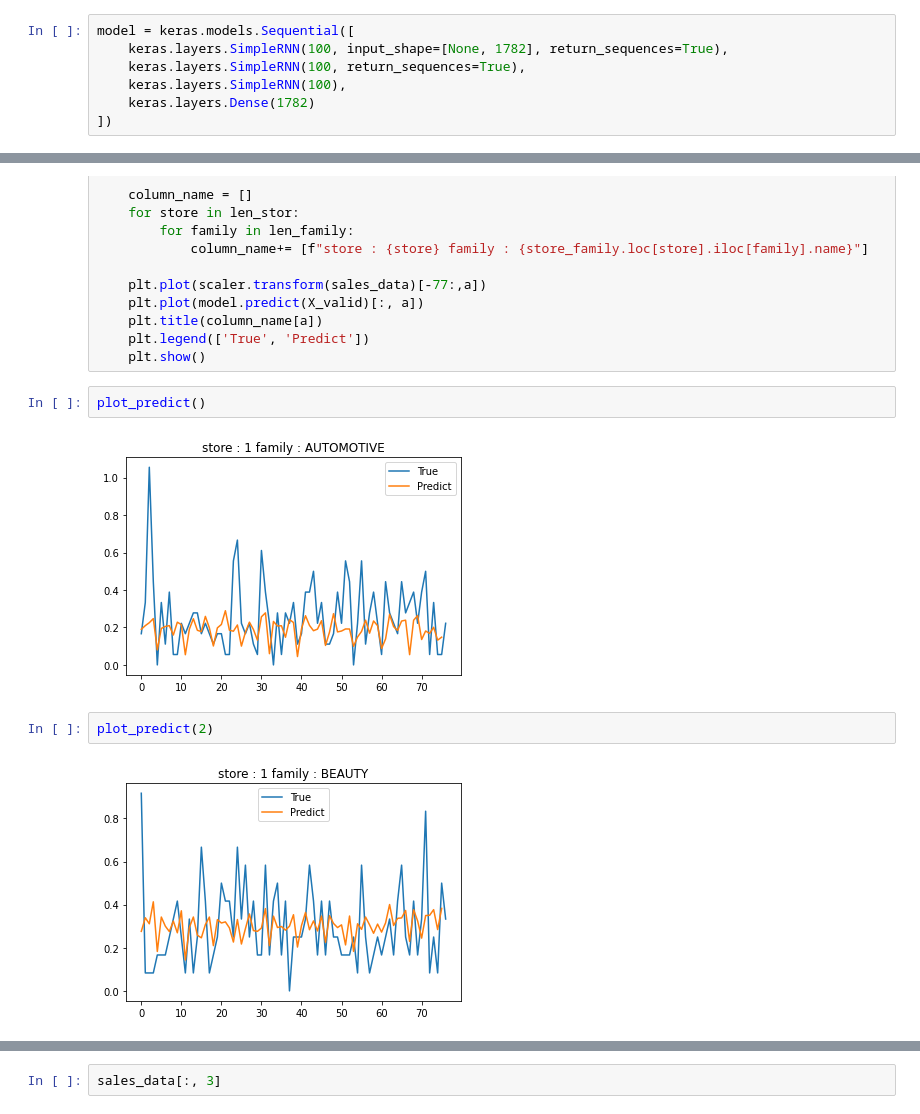
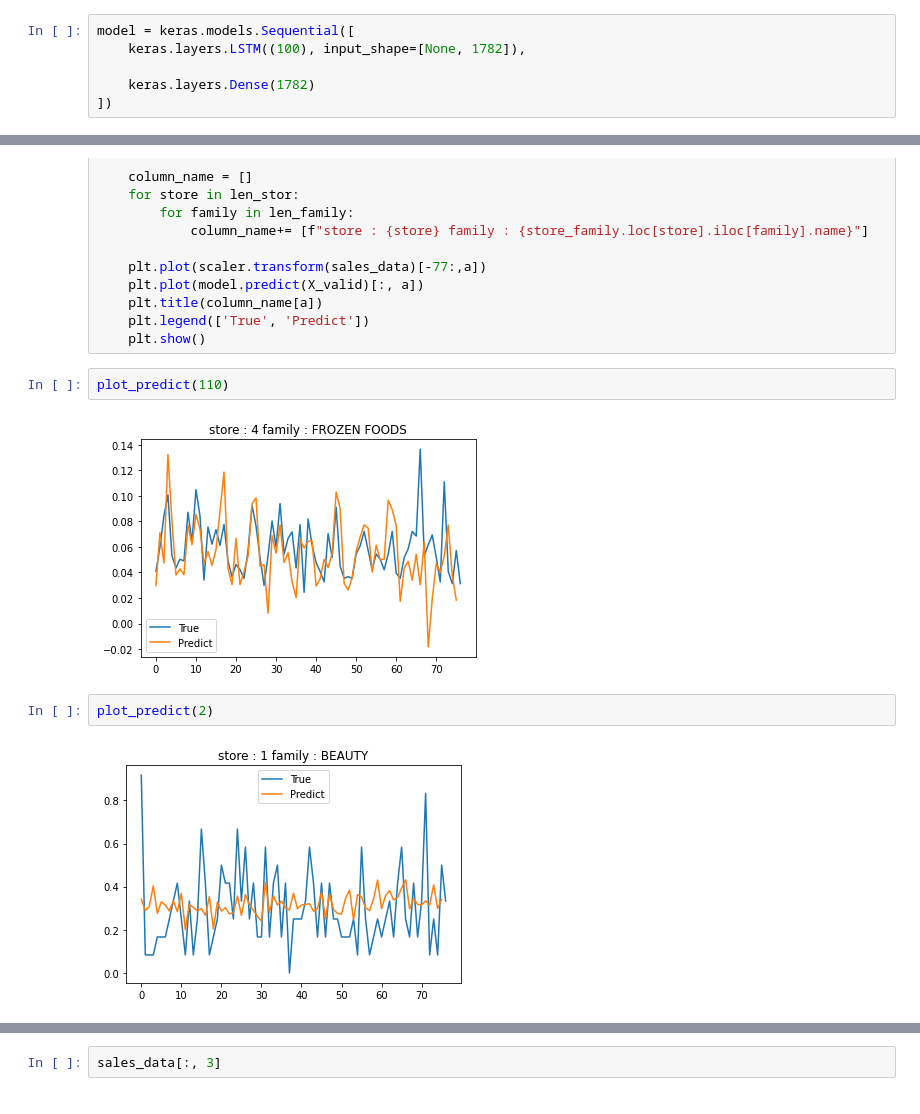
Before and after one commit to ferrry-ghsb/bigdata_6team, a Jupyter notebook: rnn.ipynb, the cells around one changed output, grey strips where cells are left out. Drawn from its saved outputs; the diff is of its cells as text.

```diff
--- a/rnn.ipynb
+++ b/rnn.ipynb
@@ -186,9 +190,8 @@ y_valid.shape
 (76, 1782)
 # %%
 model = keras.models.Sequential([
-    keras.layers.SimpleRNN(100, input_shape=[None, 1782], return_sequences=True),
-    keras.layers.SimpleRNN(100, return_sequences=True),
-    keras.layers.SimpleRNN(100),
+    keras.layers.LSTM((100), input_shape=[None, 1782]),
+
     keras.layers.Dense(1782)
 ])
 # %%
@@ -281,13 +284,13 @@ def plot_predict(a = 0):
     plt.legend(['True', 'Predict'])
     plt.show()
 # %%
-plot_predict()
+plot_predict(110)
 # %% [output]
-[figure, old version]
+[figure, new version]
 # %%
 plot_predict(2)
 # %% [output]
-[figure, old version]
+[figure, new version]
 # %%
 plot_predict(3)
 # %% [output]
```
Also changed, not shown: parts of 21 cells of this notebook, 5 other files.
